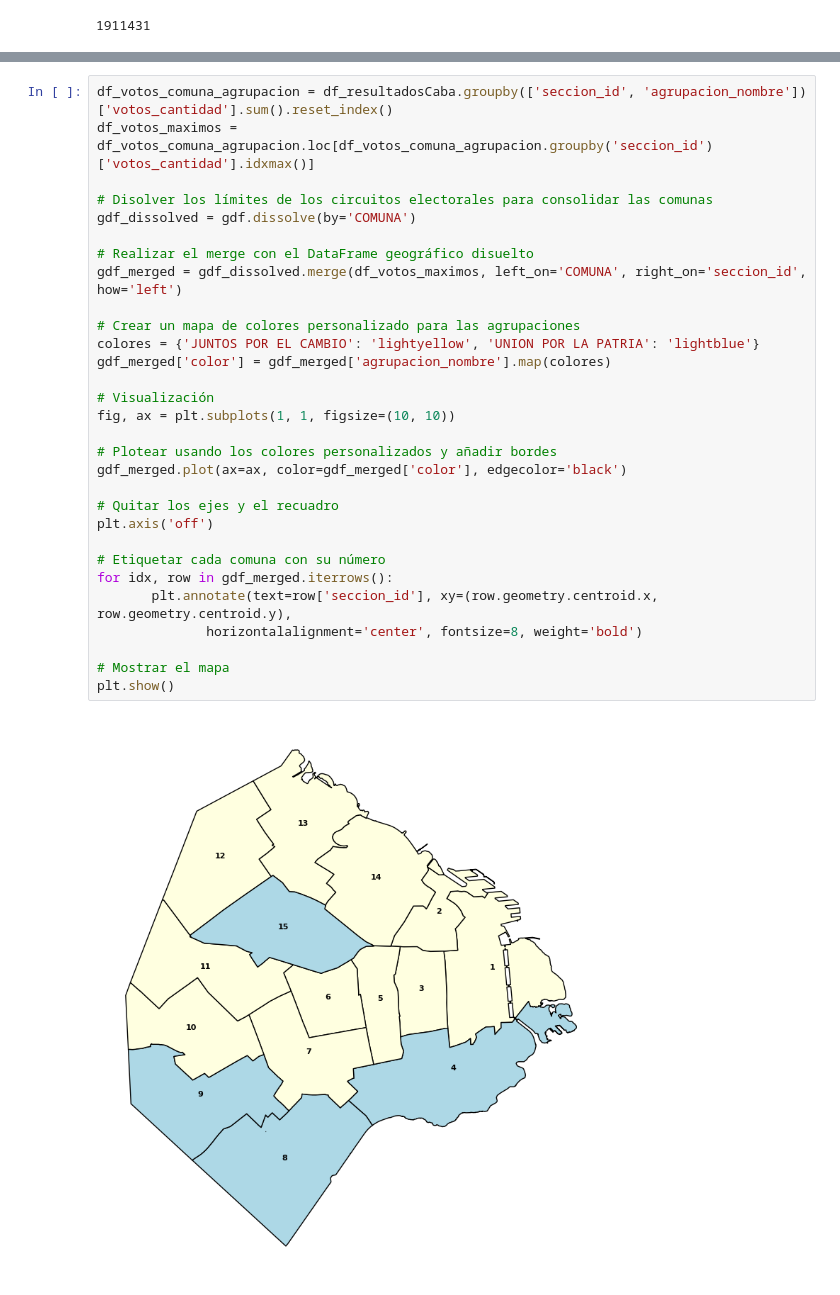
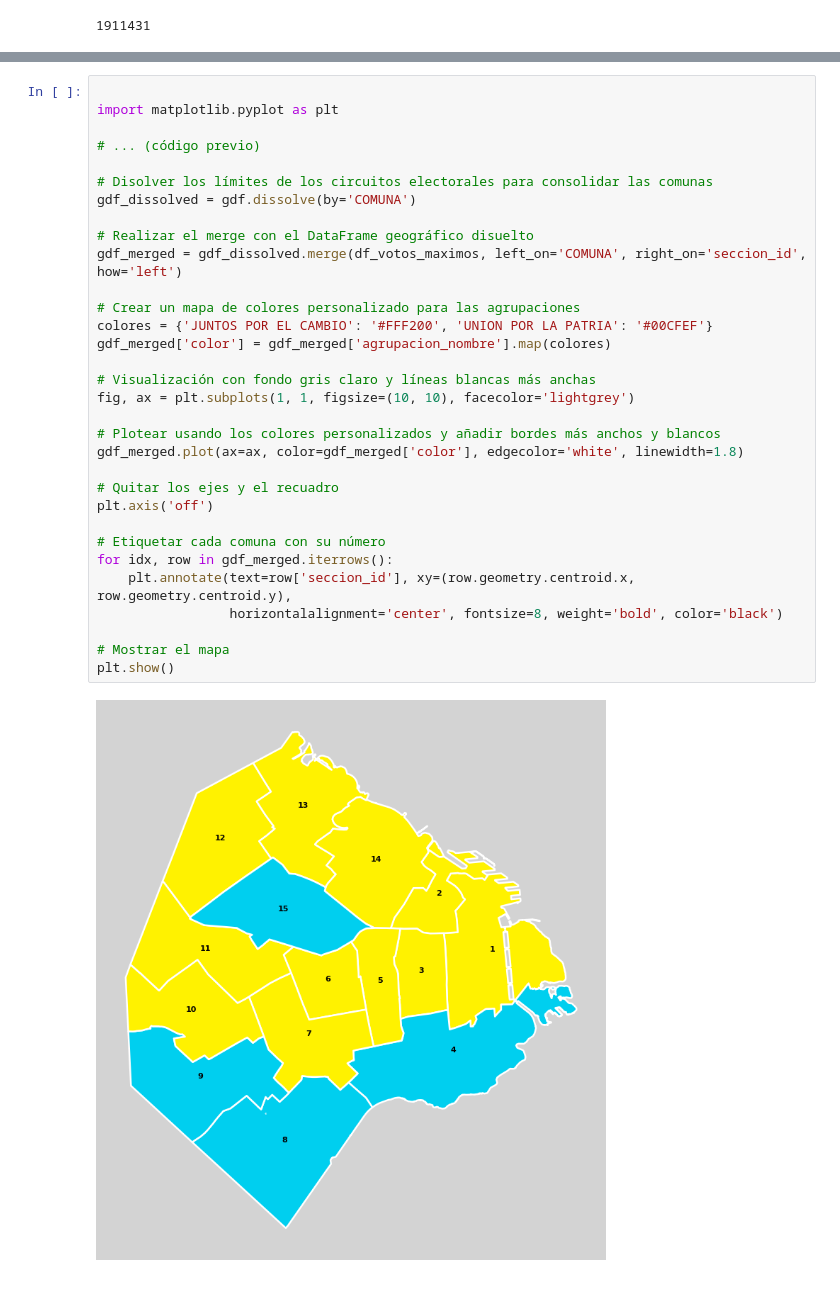
Before and after one commit to nicolasfaccini/Analisis-Elecciones-Generales-2023-Python, a Jupyter notebook: DatasetsyMapas.ipynb, the cells around one changed output, grey strips where cells are left out. Drawn from its saved outputs; the diff is of its cells as text.

Commit message:
nuevos colores

```diff
--- a/DatasetsyMapas.ipynb
+++ b/DatasetsyMapas.ipynb
@@ -204,32 +204,34 @@ plt.show()
 # %%
-df_votos_comuna_agrupacion = df_resultadosCaba.groupby(['seccion_id', 'agrupacion_nombre'])['votos_cantidad'].sum().reset_index()
-df_votos_maximos = df_votos_comuna_agrupacion.loc[df_votos_comuna_agrupacion.groupby('seccion_id')['votos_cantidad'].idxmax()]
+
+import matplotlib.pyplot as plt
+
+# ... (código previo)
 
 # Disolver los límites de los circuitos electorales para consolidar las comunas
 gdf_dissolved = gdf.dissolve(by='COMUNA')
 
 # Realizar el merge con el DataFrame geográfico disuelto
 gdf_merged = gdf_dissolved.merge(df_votos_maximos, left_on='COMUNA', right_on='seccion_id', how='left')
 
 # Crear un mapa de colores personalizado para las agrupaciones
-colores = {'JUNTOS POR EL CAMBIO': 'lightyellow', 'UNION POR LA PATRIA': 'lightblue'}
+colores = {'JUNTOS POR EL CAMBIO': '#FFF200', 'UNION POR LA PATRIA': '#00CFEF'}
 gdf_merged['color'] = gdf_merged['agrupacion_nombre'].map(colores)
 
-# Visualización
-fig, ax = plt.subplots(1, 1, figsize=(10, 10))
+# Visualización con fondo gris claro y líneas blancas más anchas
+fig, ax = plt.subplots(1, 1, figsize=(10, 10), facecolor='lightgrey')
 
-# Plotear usando los colores personalizados y añadir bordes
-gdf_merged.plot(ax=ax, color=gdf_merged['color'], edgecolor='black')
+# Plotear usando los colores personalizados y añadir bordes más anchos y blancos
+gdf_merged.plot(ax=ax, color=gdf_merged['color'], edgecolor='white', linewidth=1.8)
 
 # Quitar los ejes y el recuadro
 plt.axis('off')
 
 # Etiquetar cada comuna con su número
 for idx, row in gdf_merged.iterrows():
-       plt.annotate(text=row['seccion_id'], xy=(row.geometry.centroid.x, row.geometry.centroid.y),
-              horizontalalignment='center', fontsize=8, weight='bold')
+    plt.annotate(text=row['seccion_id'], xy=(row.geometry.centroid.x, row.geometry.centroid.y),
+                 horizontalalignment='center', fontsize=8, weight='bold', color='black')
 
 # Mostrar el mapa
 plt.show()
 # %% [output]
-[figure, old version]
+[figure, new version]
```
Also changed, not shown: parts of 2 cells of this notebook.
